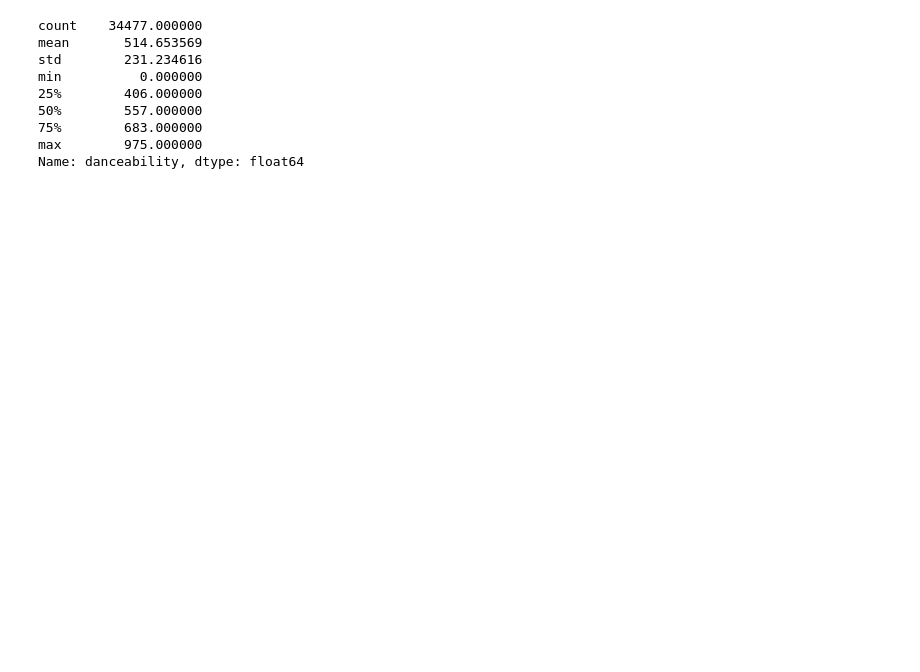
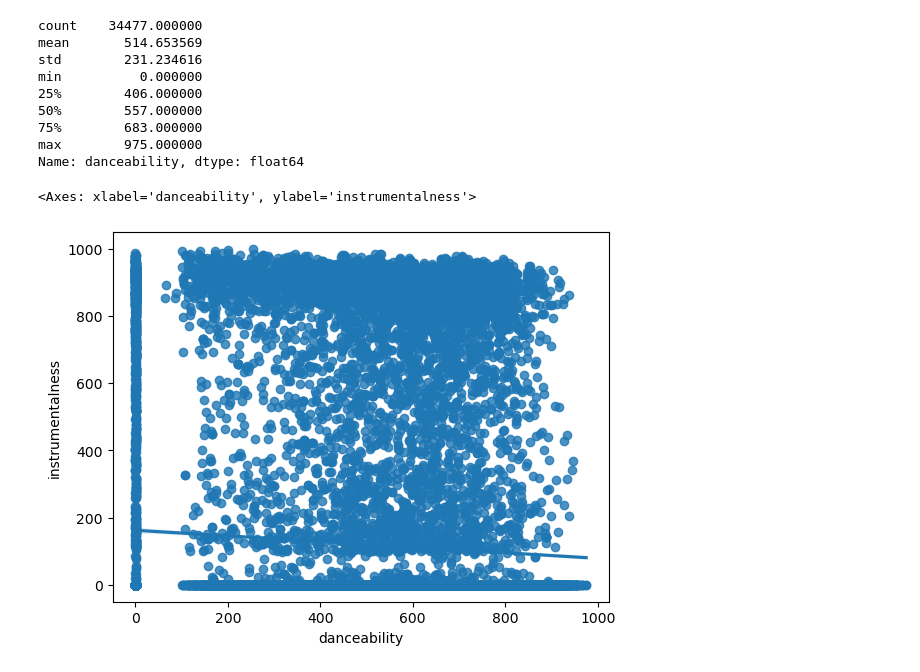
Before and after one commit to chandlershortlidge/DA_FT_Extra_Week10, a Jupyter notebook: notebooks/eda.ipynb, the cells around one changed output. Cells and saved outputs as stored; diff of their text form; code cells hidden in the pictures; blank space fills up the shorter version.

```diff
--- a/notebooks/eda.ipynb
+++ b/notebooks/eda.ipynb
@@ -149,0 +168,7 @@ Name: danceability, dtype: float64
+# %%
+sns.regplot(x="danceability",
+            y="instrumentalness",
+            data=features)
+# %% [output]
+<Axes: xlabel='danceability', ylabel='instrumentalness'>
+[figure, added]
```
Also changed, not shown: parts of 4 cells of this notebook, 2 other files.
